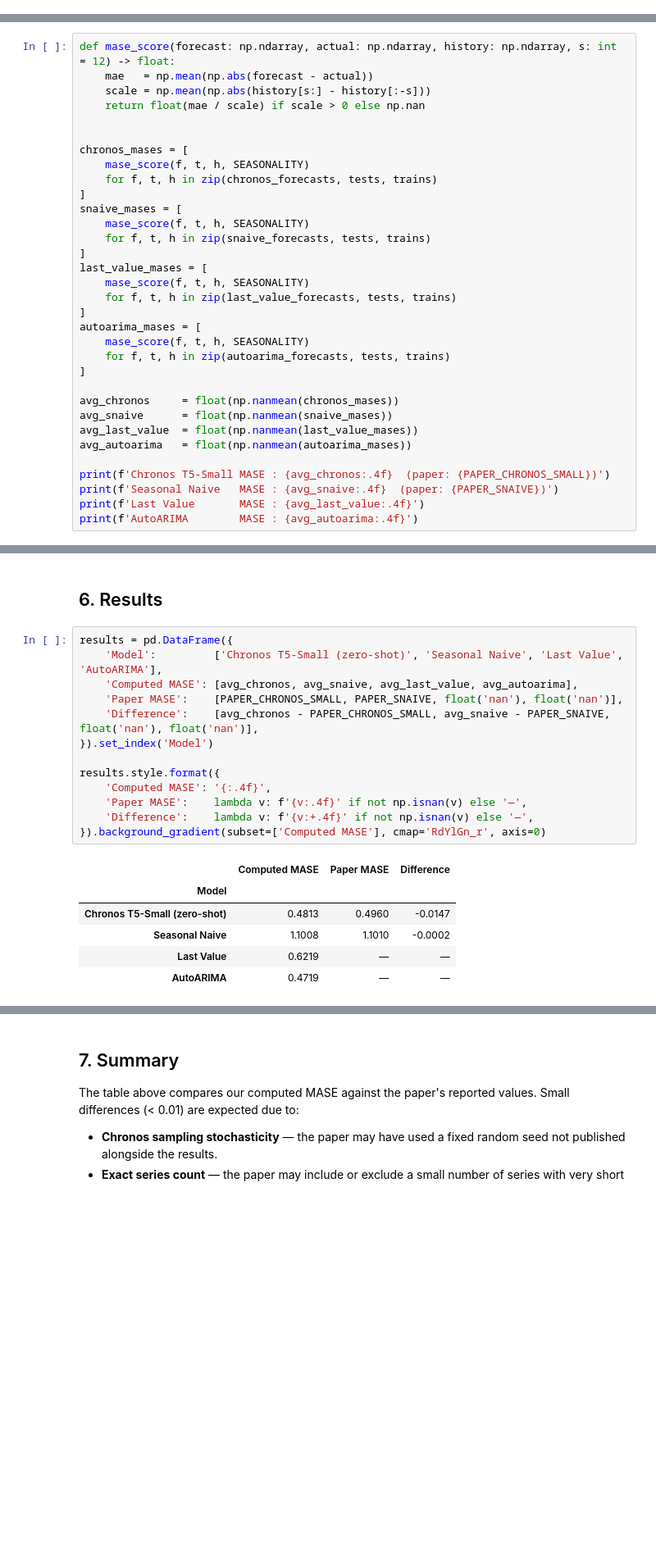
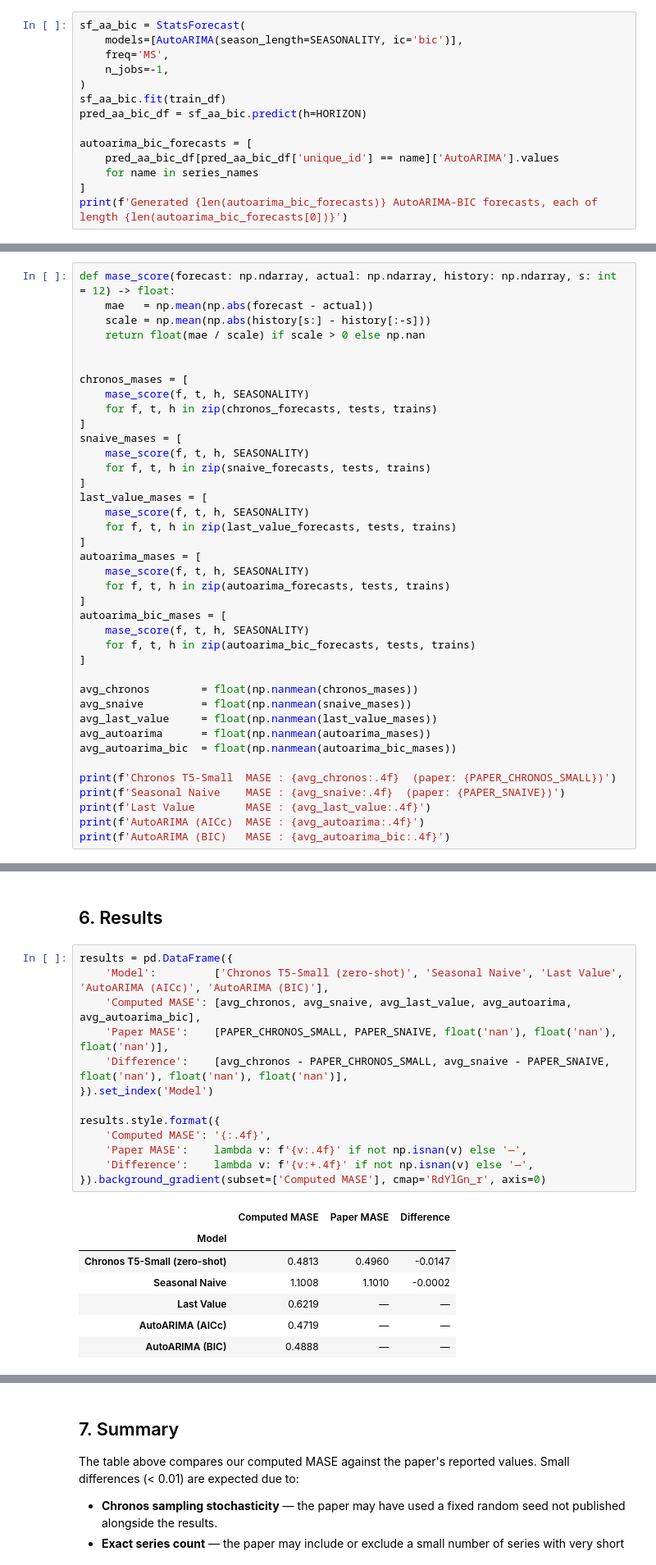
Before and after one commit to Nikhilesh-B/granite-tsfm, a Jupyter notebook: chronos_vs_traditional_benchmark_FRED_OG.ipynb, the cells around one changed output, grey strips where cells are left out. Shown at 82% size. Drawn from its saved outputs; the diff is of its cells as text; blank space fills up the shorter version.

```diff
--- a/chronos_vs_traditional_benchmark_FRED_OG.ipynb
+++ b/chronos_vs_traditional_benchmark_FRED_OG.ipynb
@@ -191,0 +197,14 @@ Generated 107 AutoARIMA forecasts, each of length 12
+# %%
+sf_aa_bic = StatsForecast(
+    models=[AutoARIMA(season_length=SEASONALITY, ic='bic')],
+    freq='MS',
+    n_jobs=-1,
+)
+sf_aa_bic.fit(train_df)
+pred_aa_bic_df = sf_aa_bic.predict(h=HORIZON)
+
+autoarima_bic_forecasts = [
+    pred_aa_bic_df[pred_aa_bic_df['unique_id'] == name]['AutoARIMA'].values
+    for name in series_names
+]
+print(f'Generated {len(autoarima_bic_forecasts)} AutoARIMA-BIC forecasts, each of length {len(autoarima_bic_forecasts[0])}')
@@ -222,14 +243,20 @@ autoarima_mases = [
     mase_score(f, t, h, SEASONALITY)
     for f, t, h in zip(autoarima_forecasts, tests, trains)
 ]
+autoarima_bic_mases = [
+    mase_score(f, t, h, SEASONALITY)
+    for f, t, h in zip(autoarima_bic_forecasts, tests, trains)
+]
 
-avg_chronos     = float(np.nanmean(chronos_mases))
-avg_snaive      = float(np.nanmean(snaive_mases))
-avg_last_value  = float(np.nanmean(last_value_mases))
-avg_autoarima   = float(np.nanmean(autoarima_mases))
+avg_chronos        = float(np.nanmean(chronos_mases))
+avg_snaive         = float(np.nanmean(snaive_mases))
+avg_last_value     = float(np.nanmean(last_value_mases))
+avg_autoarima      = float(np.nanmean(autoarima_mases))
+avg_autoarima_bic  = float(np.nanmean(autoarima_bic_mases))
 
-print(f'Chronos T5-Small MASE : {avg_chronos:.4f}  (paper: {PAPER_CHRONOS_SMALL})')
-print(f'Seasonal Naive   MASE : {avg_snaive:.4f}  (paper: {PAPER_SNAIVE})')
-print(f'Last Value       MASE : {avg_last_value:.4f}')
-print(f'AutoARIMA        MASE : {avg_autoarima:.4f}')
+print(f'Chronos T5-Small  MASE : {avg_chronos:.4f}  (paper: {PAPER_CHRONOS_SMALL})')
+print(f'Seasonal Naive    MASE : {avg_snaive:.4f}  (paper: {PAPER_SNAIVE})')
+print(f'Last Value        MASE : {avg_last_value:.4f}')
+print(f'AutoARIMA (AICc)  MASE : {avg_autoarima:.4f}')
+print(f'AutoARIMA (BIC)   MASE : {avg_autoarima_bic:.4f}')
 # %% [output]
@@ -241,21 +269,22 @@ AutoARIMA        MASE : 0.4719
 ## 6. Results
 # %%
 results = pd.DataFrame({
-    'Model':         ['Chronos T5-Small (zero-shot)', 'Seasonal Naive', 'Last Value', 'AutoARIMA'],
-    'Computed MASE': [avg_chronos, avg_snaive, avg_last_value, avg_autoarima],
-    'Paper MASE':    [PAPER_CHRONOS_SMALL, PAPER_SNAIVE, float('nan'), float('nan')],
-    'Difference':    [avg_chronos - PAPER_CHRONOS_SMALL, avg_snaive - PAPER_SNAIVE, float('nan'), float('nan')],
+    'Model':         ['Chronos T5-Small (zero-shot)', 'Seasonal Naive', 'Last Value', 'AutoARIMA (AICc)', 'AutoARIMA (BIC)'],
+    'Computed MASE': [avg_chronos, avg_snaive, avg_last_value, avg_autoarima, avg_autoarima_bic],
+    'Paper MASE':    [PAPER_CHRONOS_SMALL, PAPER_SNAIVE, float('nan'), float('nan'), float('nan')],
+    'Difference':    [avg_chronos - PAPER_CHRONOS_SMALL, avg_snaive - PAPER_SNAIVE, float('nan'), float('nan'), float('nan')],
 }).set_index('Model')
 
 results.style.format({
     'Computed MASE': '{:.4f}',
     'Paper MASE':    lambda v: f'{v:.4f}' if not np.isnan(v) else '—',
     'Difference':    lambda v: f'{v:+.4f}' if not np.isnan(v) else '—',
 }).background_gradient(subset=['Computed MASE'], cmap='RdYlGn_r', axis=0)
 # %% [output]
 |  | Computed MASE | Paper MASE | Difference |
 | Model |  |  |  |
 | Chronos T5-Small (zero-shot) | 0.4813 | 0.4960 | -0.0147 |
 | Seasonal Naive | 1.1008 | 1.1010 | -0.0002 |
 | Last Value | 0.6219 | — | — |
-| AutoARIMA | 0.4719 | — | — |
+| AutoARIMA (AICc) | 0.4719 | — | — |
+| AutoARIMA (BIC) | 0.4888 | — | — |
```
Also changed, not shown: parts of 5 cells of this notebook.
